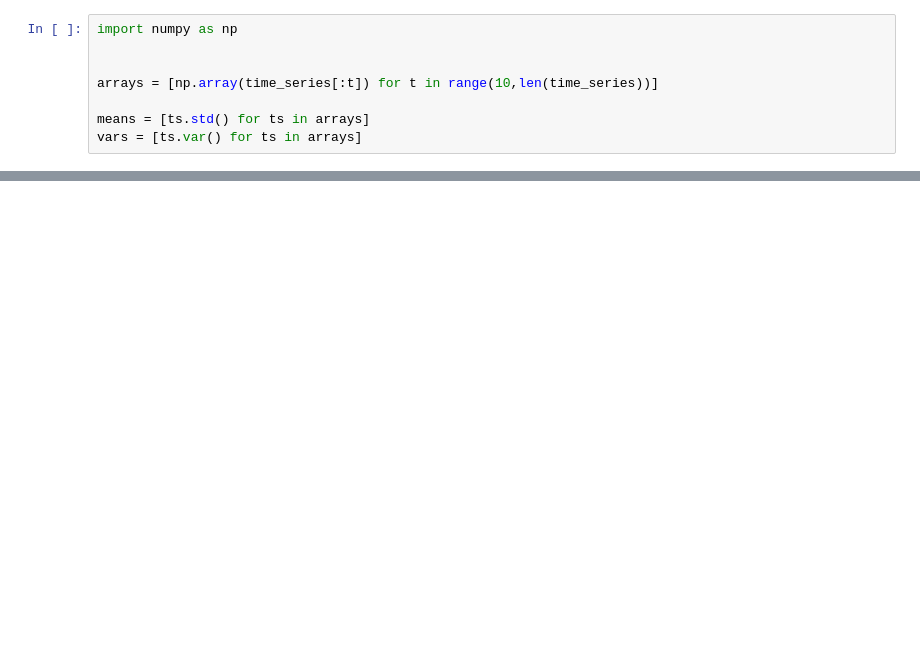
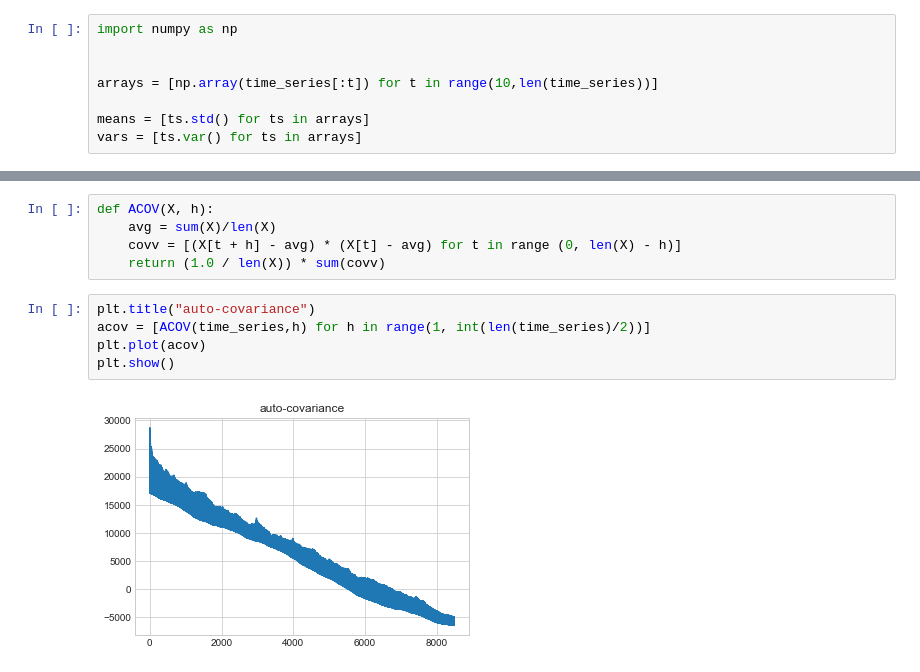
Before and after one commit to amor71/time-series-analysis, a Jupyter notebook: viewers/stationary-vs-non-stationary.ipynb, the cells around one changed output, grey strips where cells are left out. Cells and saved outputs as stored; diff of their text form; blank space fills up the shorter version.

```diff
--- a/viewers/stationary-vs-non-stationary.ipynb
+++ b/viewers/stationary-vs-non-stationary.ipynb
@@ -56,0 +57,12 @@ plt.show()
+# %%
+def ACOV(X, h):
+    avg = sum(X)/len(X)
+    covv = [(X[t + h] - avg) * (X[t] - avg) for t in range (0, len(X) - h)]
+    return (1.0 / len(X)) * sum(covv)
+# %%
+plt.title("auto-covariance")
+acov = [ACOV(time_series,h) for h in range(1, int(len(time_series)/2))]
+plt.plot(acov)
+plt.show()
+# %% [output]
+[figure, added]
```
Also changed, not shown: parts of 7 cells of this notebook, 5 other files.
